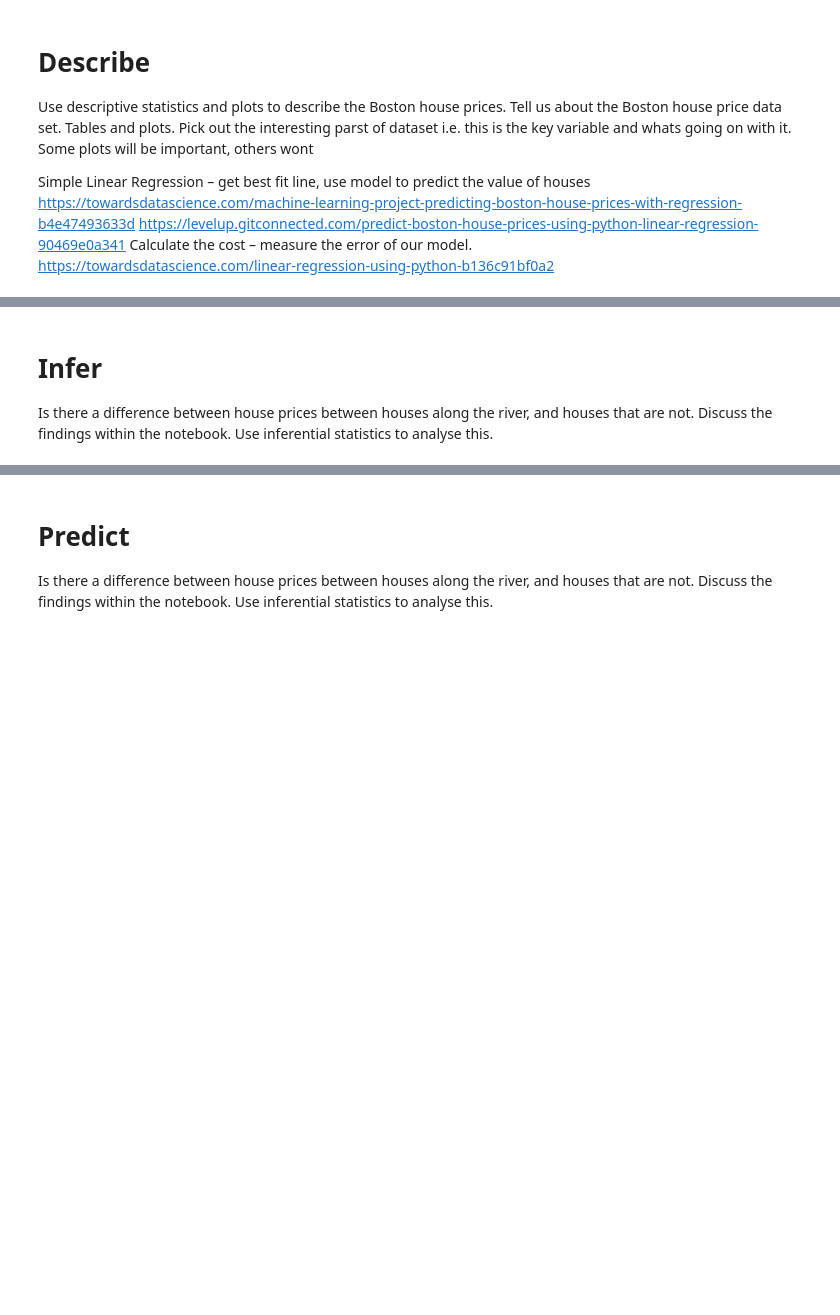
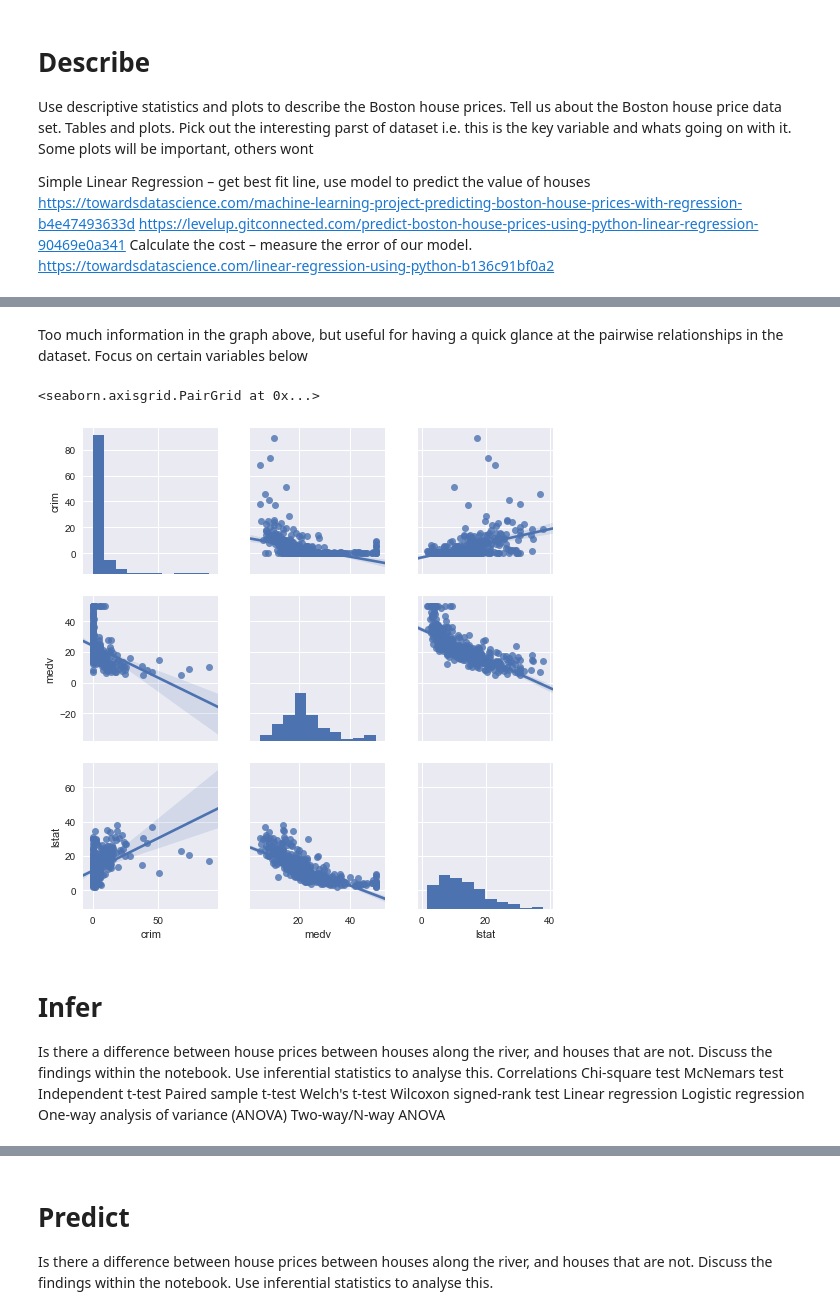
Before and after one commit to davidobrien1/MLSProject, a Jupyter notebook: mlsproject.ipynb, the cells around one changed output, grey strips where cells are left out. Cells and saved outputs as stored; diff of their text form; code cells hidden in the pictures; blank space fills up the shorter version.

```diff
--- a/mlsproject.ipynb
+++ b/mlsproject.ipynb
@@ -22,3 +112,22 @@ https://towardsdatascience.com/linear-regression-using-python-b136c91bf0a2
+# %% [markdown]
+Too much information in the graph above, but useful for having a quick glance at the pairwise relationships in the dataset.  Focus on certain variables below
+# %%
+# plot pairwise relationships in the dataset fitting linear regression models to the scatter plots
+sns.pairplot(df, vars=["crim", "medv","lstat"], kind="reg")
+# %% [output]
+<seaborn.axisgrid.PairGrid at 0x...>
+[figure, added]
 # %% [markdown]
 # Infer
 Is there a difference between house prices between houses along the river, and houses that are not. Discuss the findings within the notebook.  Use inferential statistics to analyse this.
+Correlations
+Chi-square test
+McNemars test
+Independent t-test
+Paired sample t-test
+Welch's t-test
+Wilcoxon signed-rank test
+Linear regression
+Logistic regression
+One-way analysis of variance (ANOVA)
+Two-way/N-way ANOVA
```
Also changed, not shown: parts of 11 cells of this notebook.
